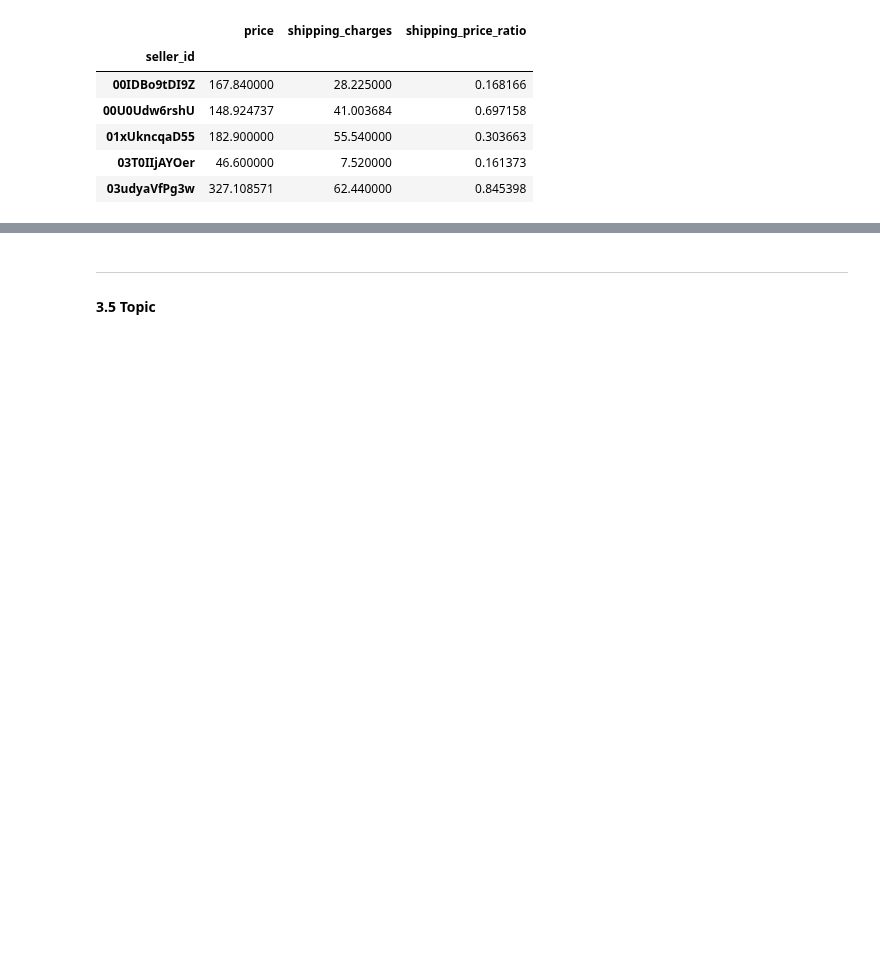
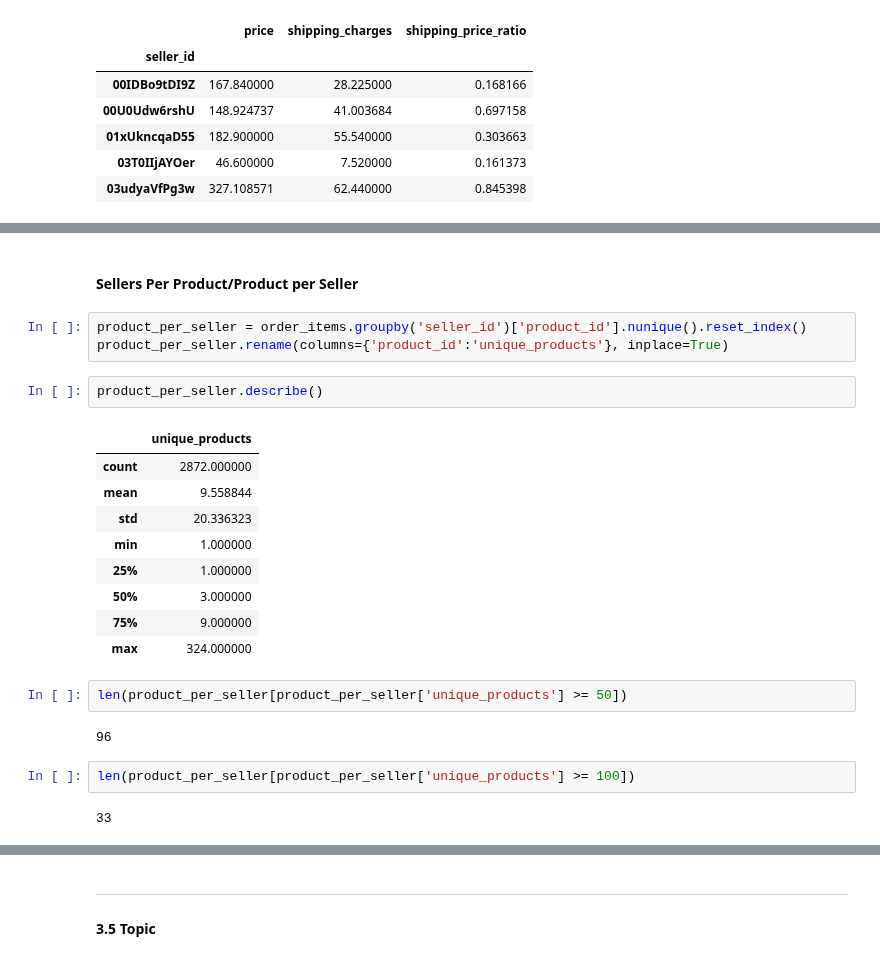
Before and after one commit to JatinY459/ecommerce-data-analysis, a Jupyter notebook: notebooks/04_EDA_products_sellers.ipynb, the cells around one changed output, grey strips where cells are left out. Drawn from its saved outputs; the diff is of its cells as text; blank space fills up the shorter version.

```diff
--- a/notebooks/04_EDA_products_sellers.ipynb
+++ b/notebooks/04_EDA_products_sellers.ipynb
@@ -270,0 +311,25 @@ order_items_by_seller.head()
+# %% [markdown]
+#### Sellers Per Product/Product per Seller
+# %%
+product_per_seller = order_items.groupby('seller_id')['product_id'].nunique().reset_index()
+product_per_seller.rename(columns={'product_id':'unique_products'}, inplace=True)
+# %%
+product_per_seller.describe()
+# %% [output]
+|  | unique_products |
+| count | 2872.000000 |
+| mean | 9.558844 |
+| std | 20.336323 |
+| min | 1.000000 |
+| 25% | 1.000000 |
+| 50% | 3.000000 |
+| 75% | 9.000000 |
+| max | 324.000000 |
+# %%
+len(product_per_seller[product_per_seller['unique_products'] >= 50])
+# %% [output]
+96
+# %%
+len(product_per_seller[product_per_seller['unique_products'] >= 100])
+# %% [output]
+33
```
Also changed, not shown: parts of 22 cells of this notebook.
